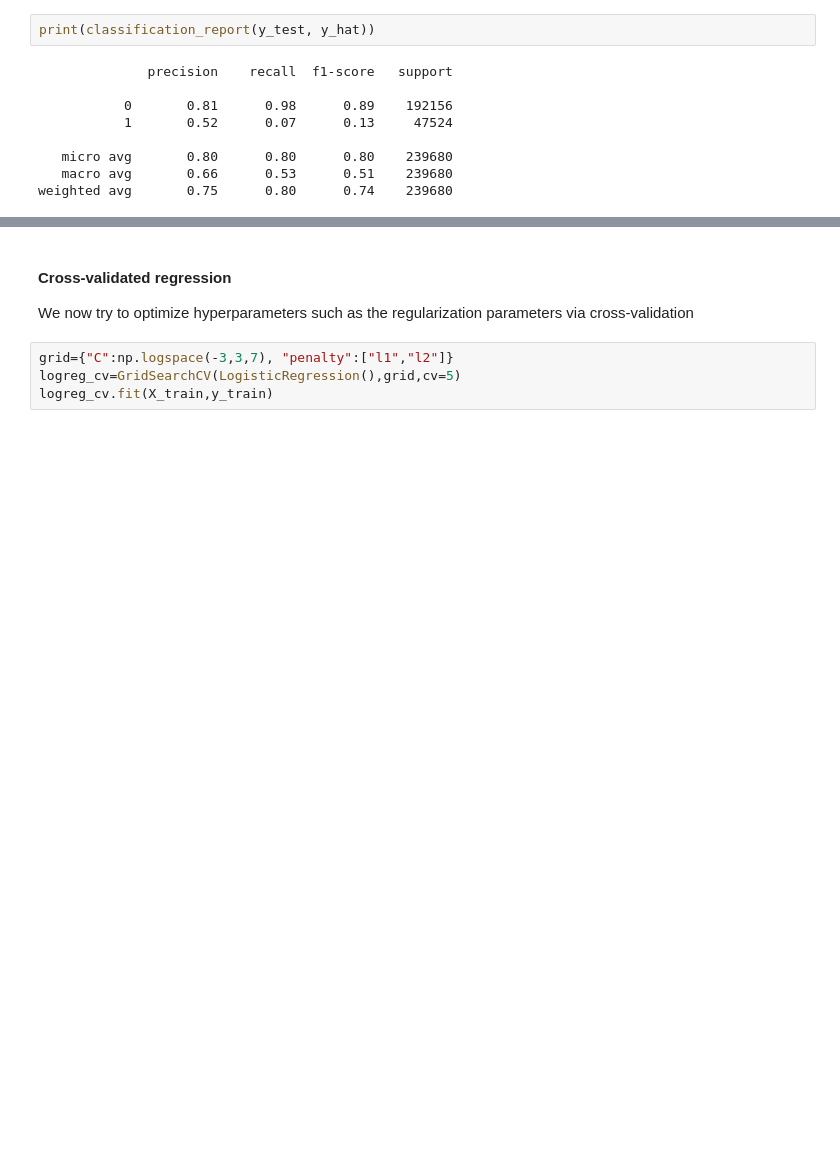
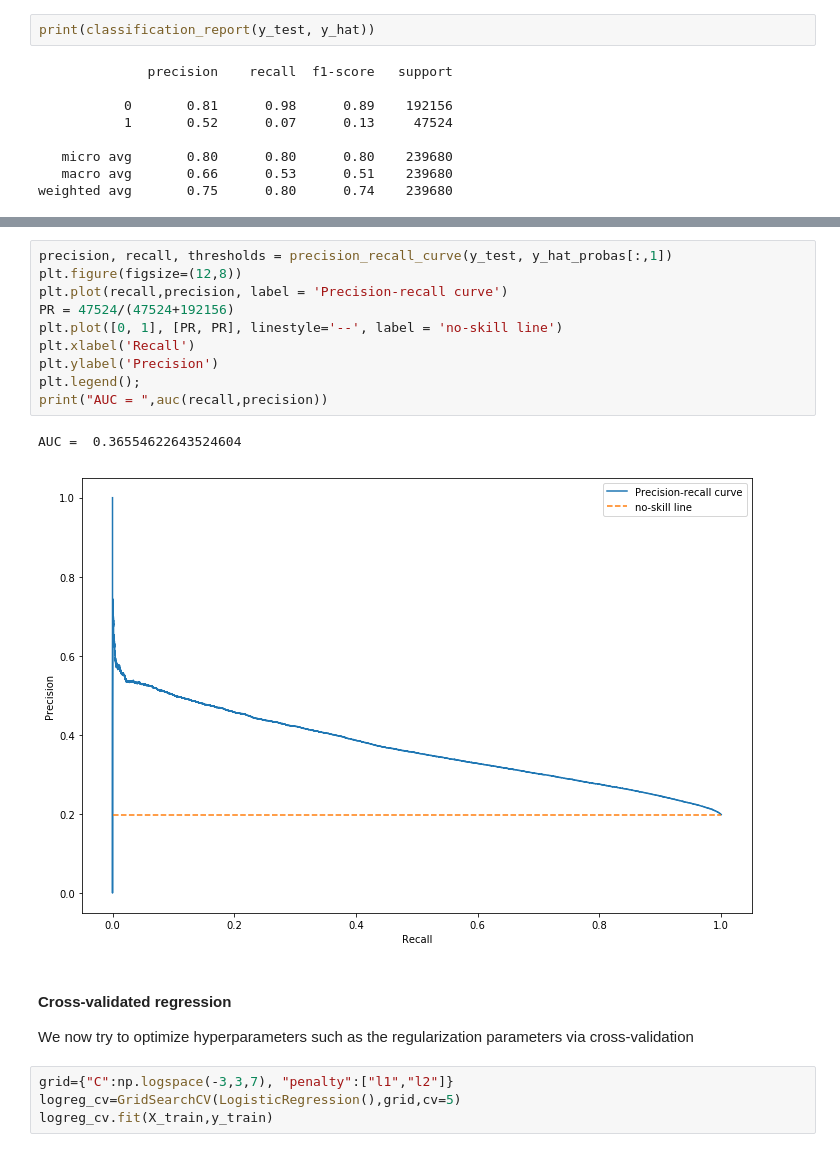
Before and after one commit to Tim3128/Credit_Risk, a Jupyter notebook: Lending_Club.ipynb, the cells around one changed output, grey strips where cells are left out. Saved outputs shown, nothing was run; the diff lists cells and outputs as text; blank space fills up the shorter version.

```diff
--- a/Lending_Club.ipynb
+++ b/Lending_Club.ipynb
@@ -336,3 +370,16 @@ ROC AUC score :  0.7067581426030384
+# %%
+precision, recall, thresholds = precision_recall_curve(y_test, y_hat_probas[:,1])
+plt.figure(figsize=(12,8))
+plt.plot(recall,precision, label = 'Precision-recall curve')
+PR = 47524/(47524+192156)
+plt.plot([0, 1], [PR, PR], linestyle='--', label = 'no-skill line')
+plt.xlabel('Recall')
+plt.ylabel('Precision')
+plt.legend();
+print("AUC = ",auc(recall,precision))
+# %% [output]
+AUC =  0.36554622643524604
+[figure, added]
 # %% [markdown]
 #### Cross-validated regression
 We now try to optimize hyperparameters such as the regularization parameters via cross-validation
```
Also changed, not shown: parts of 11 cells of this notebook.
